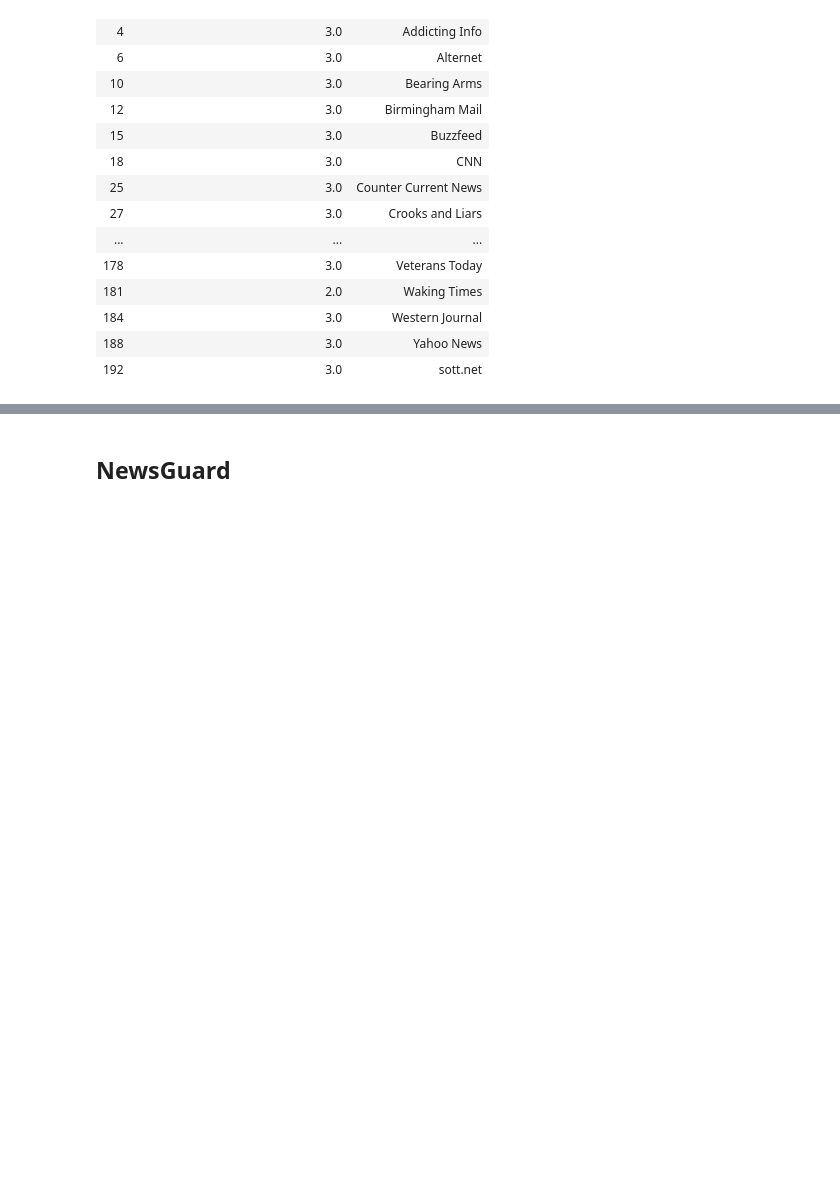
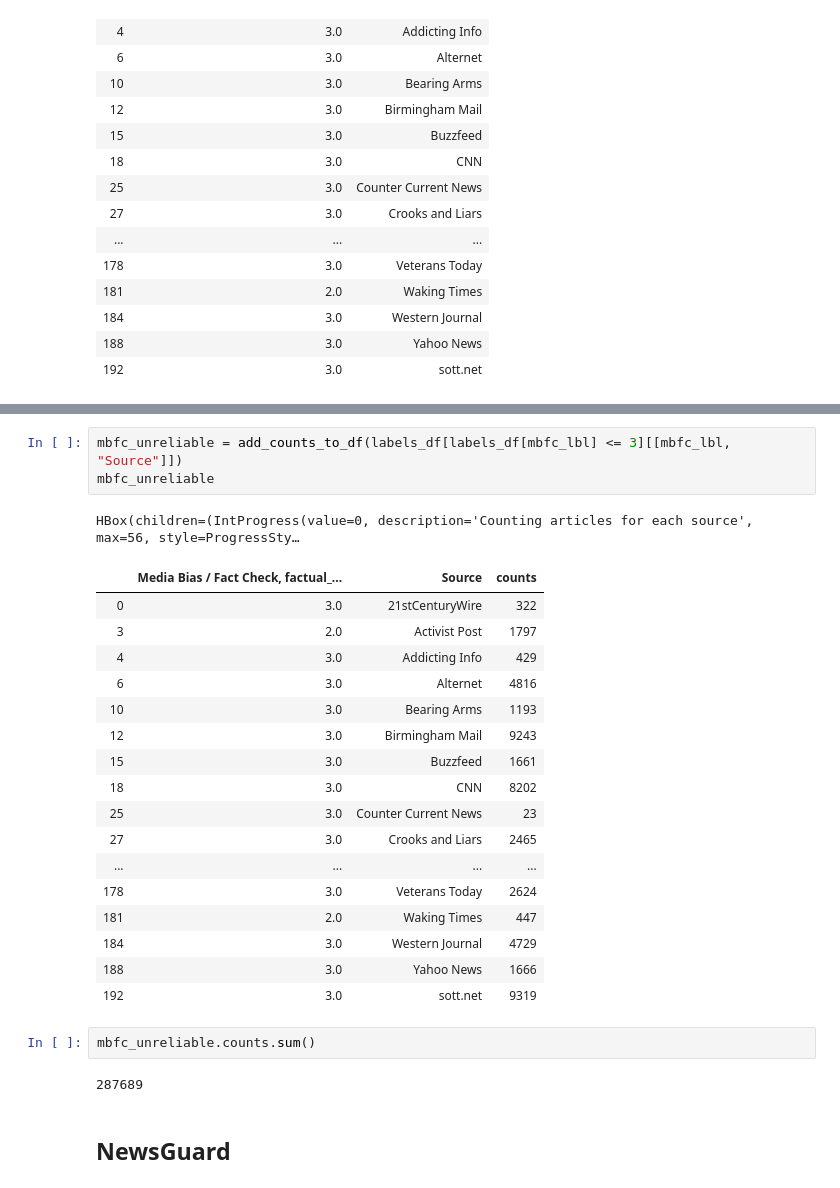
Before and after one commit to WarmCyan/news-bias-research, a Jupyter notebook: notebooks/2_NELASourceAggregation.ipynb, the cells around one changed output, grey strips where cells are left out. Drawn from its saved outputs; the diff is of its cells as text; blank space fills up the shorter version.

```diff
--- a/notebooks/2_NELASourceAggregation.ipynb
+++ b/notebooks/2_NELASourceAggregation.ipynb
@@ -146,3 +201,29 @@ mbfc_reliable
+# %%
+mbfc_unreliable = add_counts_to_df(labels_df[labels_df[mbfc_lbl] <= 3][[mbfc_lbl, "Source"]])
+mbfc_unreliable
+# %% [output]
+HBox(children=(IntProgress(value=0, description='Counting articles for each source', max=56, style=ProgressSty…
+|  | Media Bias / Fact Check, factual_... | Source | counts |
+| 0 | 3.0 | 21stCenturyWire | 322 |
+| 3 | 2.0 | Activist Post | 1797 |
+| 4 | 3.0 | Addicting Info | 429 |
+| 6 | 3.0 | Alternet | 4816 |
+| 10 | 3.0 | Bearing Arms | 1193 |
+| 12 | 3.0 | Birmingham Mail | 9243 |
+| 15 | 3.0 | Buzzfeed | 1661 |
+| 18 | 3.0 | CNN | 8202 |
+| 25 | 3.0 | Counter Current News | 23 |
+| 27 | 3.0 | Crooks and Liars | 2465 |
+| ... | ... | ... | ... |
+| 178 | 3.0 | Veterans Today | 2624 |
+| 181 | 2.0 | Waking Times | 447 |
+| 184 | 3.0 | Western Journal | 4729 |
+| 188 | 3.0 | Yahoo News | 1666 |
+| 192 | 3.0 | sott.net | 9319 |
+# %%
+mbfc_unreliable.counts.sum()
+# %% [output]
+287689
 # %% [markdown]
 ## NewsGuard
 # %%
```
Also changed, not shown: parts of 13 cells of this notebook, 2 other files.
